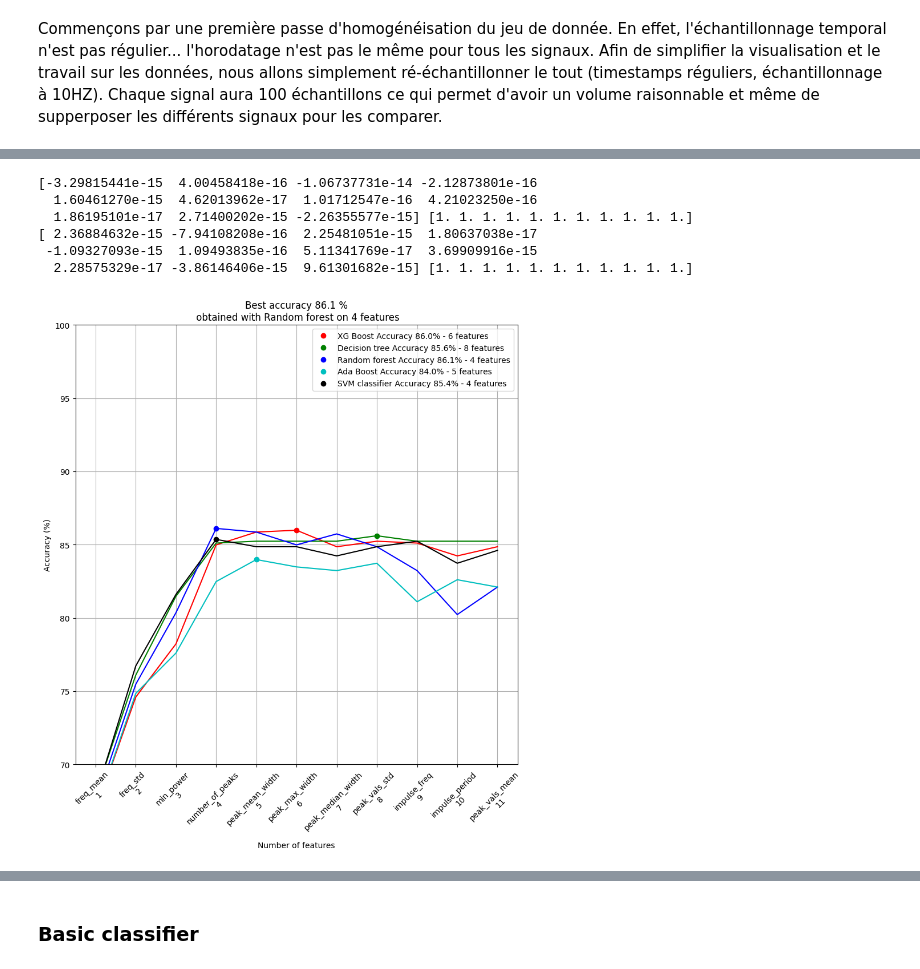
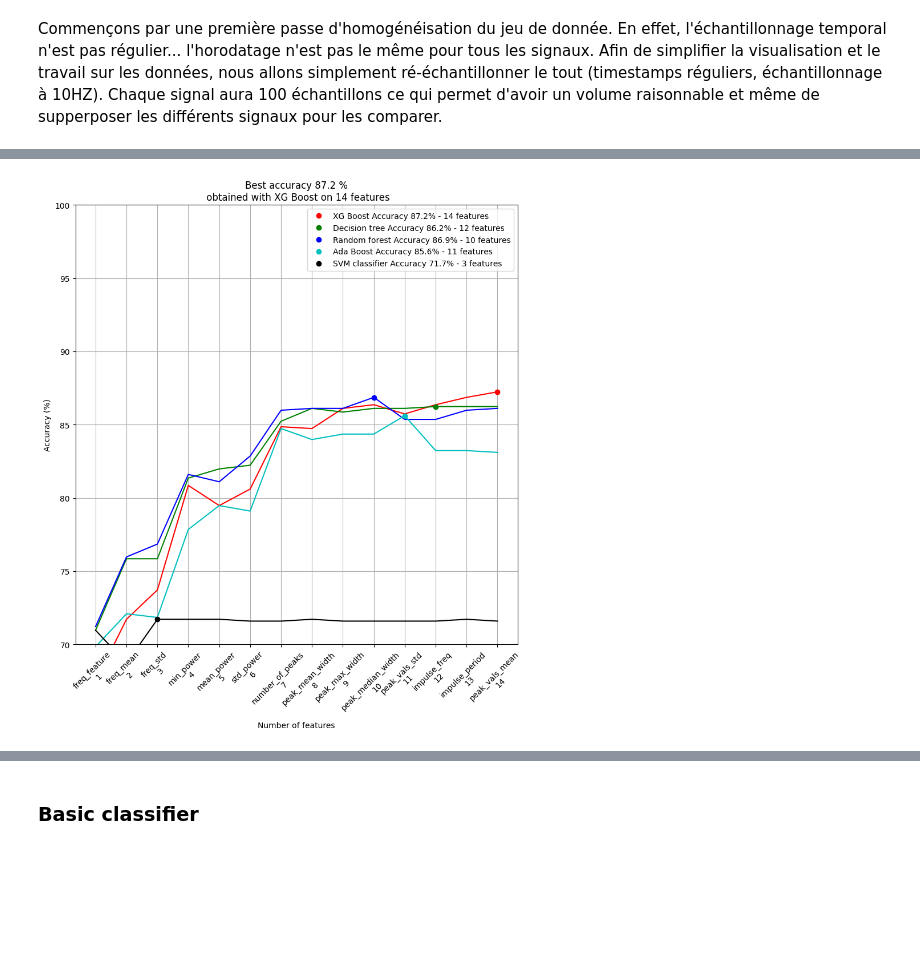
Before and after one commit to balthazarneveu/MVA23_SIGNAL, a Jupyter notebook: lab_02/rapport.ipynb, the cells around one changed output, grey strips where cells are left out. Drawn from its saved outputs; the diff is of its cells as text; code cells hidden in the pictures; blank space fills up the shorter version.

```diff
--- a/lab_02/rapport.ipynb
+++ b/lab_02/rapport.ipynb
@@ -37,7 +34,8 @@ df.head()
 x_train, y_train, labels_features = get_better_features(df_train)
 x_test, y_test, _ = get_better_features(df_test)
 # %%
-whiten=True
+# whiten=True
+whiten=False
 x_train, y_train, labels_features = get_better_features(df_train, whiten=whiten)
 x_test, y_test, _ = get_better_features(df_test,  whiten=whiten)
 
@@ -54,40 +52,34 @@ for classifier_index, classifier_type in enumerate(classifiers_list):
     best_accuracies = []
     feature_dimensions = []
     color = COLOR_LIST[classifier_index%len(COLOR_LIST)]
     for feature_dimension in scanned_feature_dimension:
         accuracies, best_depth, _ = train_classifier(x_train, x_test, y_train, y_test, feature_dimension=feature_dimension, debug=False,  show=False, classifier=classifier_type)
         # print(f"#features={feature_dimension} Tree depth={best_depth} accuracy training {accuracies[0]*100:.1f}% | accuracy test {accuracies[1]*100:.1f}%")
         best_accuracies.append(accuracies)
         feature_dimensions.append(feature_dimension)
     # plt.plot(feature_dimensions, 100.*np.array(best_accuracies)[:, 0], color+"--", alpha=0.1) #label=f"{classifier_type} accuracy training")
     plt.plot(feature_dimensions, 100.*np.array(best_accuracies)[:, 1], color+"-") #label=f"{classifier_type} accuracy validation")
     best_index = np.argmax(np.array(best_accuracies)[:, 1])
     best_accuracy = best_accuracies[best_index][1]
     best_feature_dimension = feature_dimensions[best_index]
     plt.plot(feature_dimensions[best_index], 100.*best_accuracy, color+"o", label=f"{classifier_type} Accuracy {100*best_accuracy:.1f}% - {best_feature_dimension} features")
     plt.legend()
     best_accuracies_overall.append(best_accuracy)
     best_feature_dimensions.append(best_feature_dimension)
 best_classifier_index = np.argmax(np.array(best_accuracies_overall))
 plt.title(f"Best accuracy {100*best_accuracies_overall[best_classifier_index]:.1f} %\n"+
           f" obtained with {classifiers_list[best_classifier_index]}" +
           f" on {best_feature_dimensions[best_classifier_index]} features")
 new_labels = labels_features[:len(scanned_feature_dimension)]
 new_labels = [f"{label}\n{feature}" for label, feature in zip(new_labels, scanned_feature_dimension)]
 plt.xticks(scanned_feature_dimension, new_labels, rotation=45)
 plt.xlabel("Number of features")
 plt.ylabel(r"Accuracy (%)")
 plt.ylim(70, 100)
 plt.grid()
 plt.show()
 # %% [output]
-[-3.29815441e-15  4.00458418e-16 -1.06737731e-14 -2.12873801e-16
-  1.60461270e-15  4.62013962e-17  1.01712547e-16  4.21023250e-16
-  1.86195101e-17  2.71400202e-15 -2.26355577e-15] [1. 1. 1. 1. 1. 1. 1. 1. 1. 1. 1.]
-[ 2.36884632e-15 -7.94108208e-16  2.25481051e-15  1.80637038e-17
- -1.09327093e-15  1.09493835e-16  5.11341769e-17  3.69909916e-15
-  2.28575329e-17 -3.86146406e-15  9.61301682e-15] [1. 1. 1. 1. 1. 1. 1. 1. 1. 1. 1.]
-[figure, old version]
+[figure, new version]
 # %% [markdown]
 
 ## Phase exploratoire
```
Also changed, not shown: parts of 1 cell of this notebook, 1 other file.
